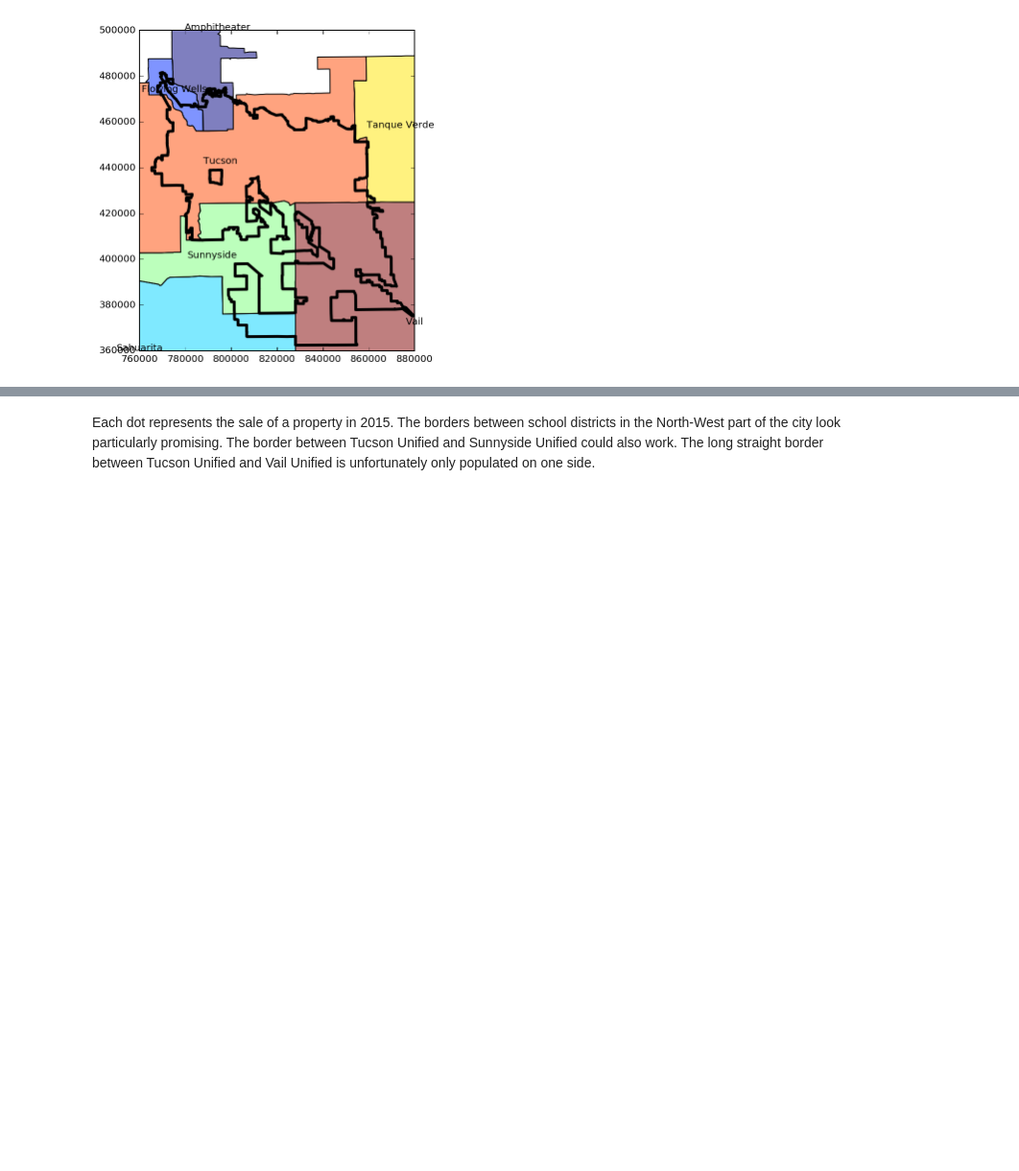
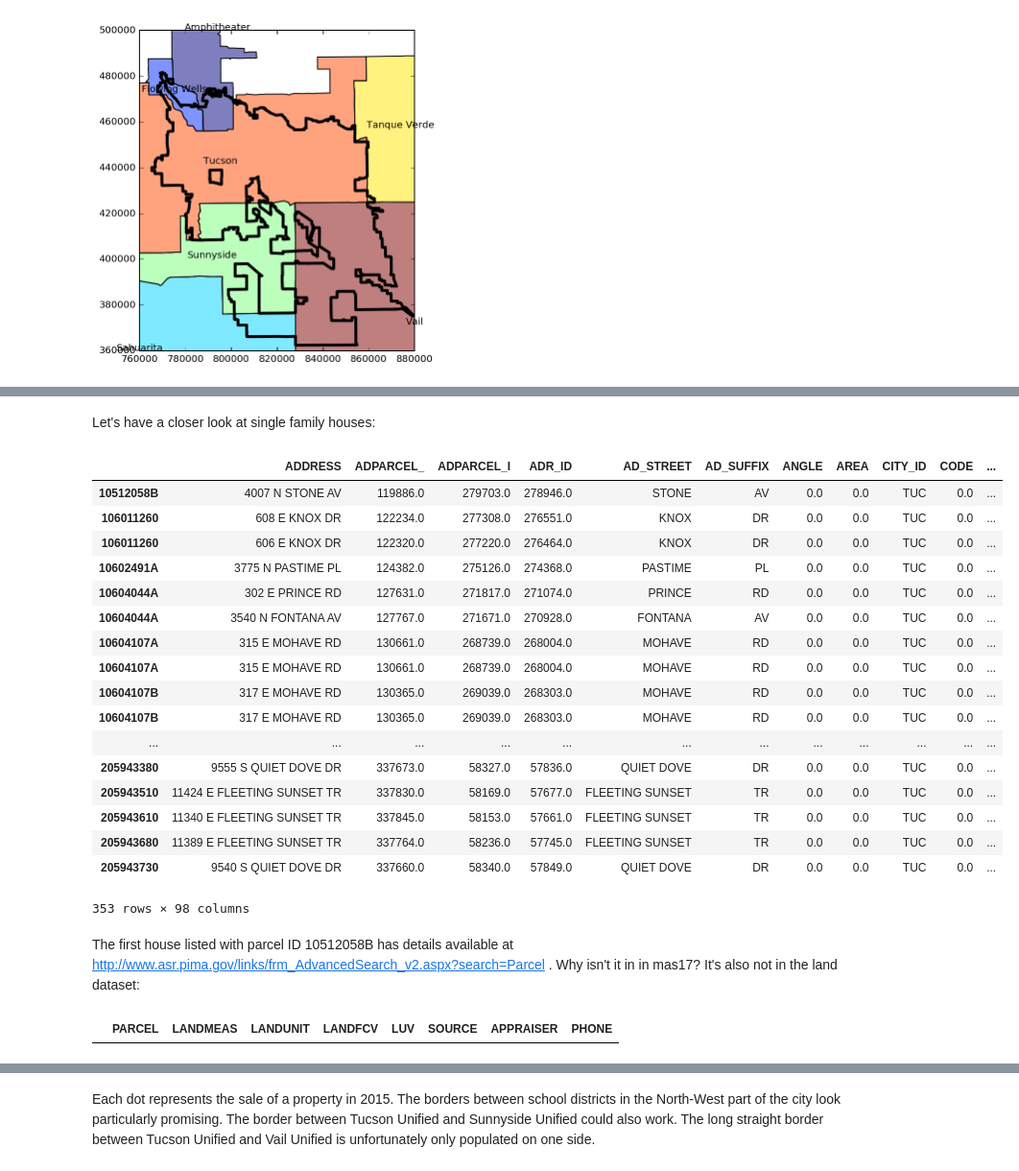
Before and after one commit to gwb/rdd-coverage, a Jupyter notebook: Maxime/Tucson_school_districts_dataprep.ipynb, the cells around one changed output, grey strips where cells are left out. Shown at 96% size. Saved outputs shown, nothing was run; the diff lists cells and outputs as text; code cells hidden in the pictures; blank space fills up the shorter version.

Commit message:
start integrating covariates data for Tucson

```diff
--- a/Maxime/Tucson_school_districts_dataprep.ipynb
+++ b/Maxime/Tucson_school_districts_dataprep.ipynb
@@ -40,0 +203,9 @@ Index(['ADDRESS', 'ADPARCEL_', 'ADPARCEL_I', 'ADR_ID', 'AD_STREET',
+# %%
+for key, labels_dict in masAdds16_codes.items():
+    print(key)
+    col=masAdds16[key.upper()]
+    cat=pd.Categorical(col)
+    new_labels=[labels_dict[k] for k in cat.categories]
+    cat.rename_categories(new_labels, inplace=True)
+    masAdds16[key.upper()] = cat
+masAdds16["GARAGE"].value_counts()
@@ -116,0 +366,3 @@ TC_sales_Tucson=TC_sales_Tucson.to_crs(tucson.crs)
+# %%
+nosqft=np.isnan(TC_sales_Tucson.SQFT.values)
+TC_sales_Tucson.iloc[nosqft,:].PropertyType.value_counts()
@@ -116,0 +379,23 @@ TC_sales_Tucson=TC_sales_Tucson.to_crs(tucson.crs)
+# %% [markdown]
+Let's have a closer look at single family houses:
+# %%
+TC_sales_Tucson[nosqft & (TC_sales_Tucson.PropertyType=="Single Family")]
+# %% [output]
+|  | ADDRESS | ADPARCEL_ | ADPARCEL_I | ADR_ID | AD_STREET | AD_SUFFIX | ANGLE | AREA | CITY_ID | CODE | ... |
+| 10512058B | 4007 N STONE AV | 119886.0 | 279703.0 | 278946.0 | STONE | AV | 0.0 | 0.0 | TUC | 0.0 | ... |
+| 106011260 | 608 E KNOX DR | 122234.0 | 277308.0 | 276551.0 | KNOX | DR | 0.0 | 0.0 | TUC | 0.0 | ... |
+| 106011260 | 606 E KNOX DR | 122320.0 | 277220.0 | 276464.0 | KNOX | DR | 0.0 | 0.0 | TUC | 0.0 | ... |
+| 10602491A | 3775 N PASTIME PL | 124382.0 | 275126.0 | 274368.0 | PASTIME | PL | 0.0 | 0.0 | TUC | 0.0 | ... |
+| 10604044A | 302 E PRINCE RD | 127631.0 | 271817.0 | 271074.0 | PRINCE | RD | 0.0 | 0.0 | TUC | 0.0 | ... |
+| 10604044A | 3540 N FONTANA AV | 127767.0 | 271671.0 | 270928.0 | FONTANA | AV | 0.0 | 0.0 | TUC | 0.0 | ... |
+| 10604107A | 315 E MOHAVE RD | 130661.0 | 268739.0 | 268004.0 | MOHAVE | RD | 0.0 | 0.0 | TUC | 0.0 | ... |
+| 10604107A | 315 E MOHAVE RD | 130661.0 | 268739.0 | 268004.0 | MOHAVE | RD | 0.0 | 0.0 | TUC | 0.0 | ... |
+| 10604107B | 317 E MOHAVE RD | 130365.0 | 269039.0 | 268303.0 | MOHAVE | RD | 0.0 | 0.0 | TUC | 0.0 | ... |
+| 10604107B | 317 E MOHAVE RD | 130365.0 | 269039.0 | 268303.0 | MOHAVE | RD | 0.0 | 0.0 | TUC | 0.0 | ... |
+| ... | ... | ... | ... | ... | ... | ... | ... | ... | ... | ... | ... |
+| 205943380 | 9555 S QUIET DOVE DR | 337673.0 | 58327.0 | 57836.0 | QUIET DOVE | DR | 0.0 | 0.0 | TUC | 0.0 | ... |
+| 205943510 | 11424 E FLEETING SUNSET TR | 337830.0 | 58169.0 | 57677.0 | FLEETING SUNSET | TR | 0.0 | 0.0 | TUC | 0.0 | ... |
+| 205943610 | 11340 E FLEETING SUNSET TR | 337845.0 | 58153.0 | 57661.0 | FLEETING SUNSET | TR | 0.0 | 0.0 | TUC | 0.0 | ... |
+| 205943680 | 11389 E FLEETING SUNSET TR | 337764.0 | 58236.0 | 57745.0 | FLEETING SUNSET | TR | 0.0 | 0.0 | TUC | 0.0 | ... |
+| 205943730 | 9540 S QUIET DOVE DR | 337660.0 | 58340.0 | 57849.0 | QUIET DOVE | DR | 0.0 | 0.0 | TUC | 0.0 | ... |
+353 rows × 98 columns
@@ -116,0 +406,6 @@ TC_sales_Tucson=TC_sales_Tucson.to_crs(tucson.crs)
+# %% [markdown]
+The first house listed with parcel ID 10512058B has details available at http://www.asr.pima.gov/links/frm_AdvancedSearch_v2.aspx?search=Parcel . Why isn't it in in mas17? It's also not in the land dataset:
+# %%
+land16[land16.PARCEL=="10512058B"]
+# %% [output]
+|  | PARCEL | LANDMEAS | LANDUNIT | LANDFCV | LUV | SOURCE | APPRAISER | PHONE |
```
Also changed, not shown: parts of 55 cells of this notebook, 3 other files.
